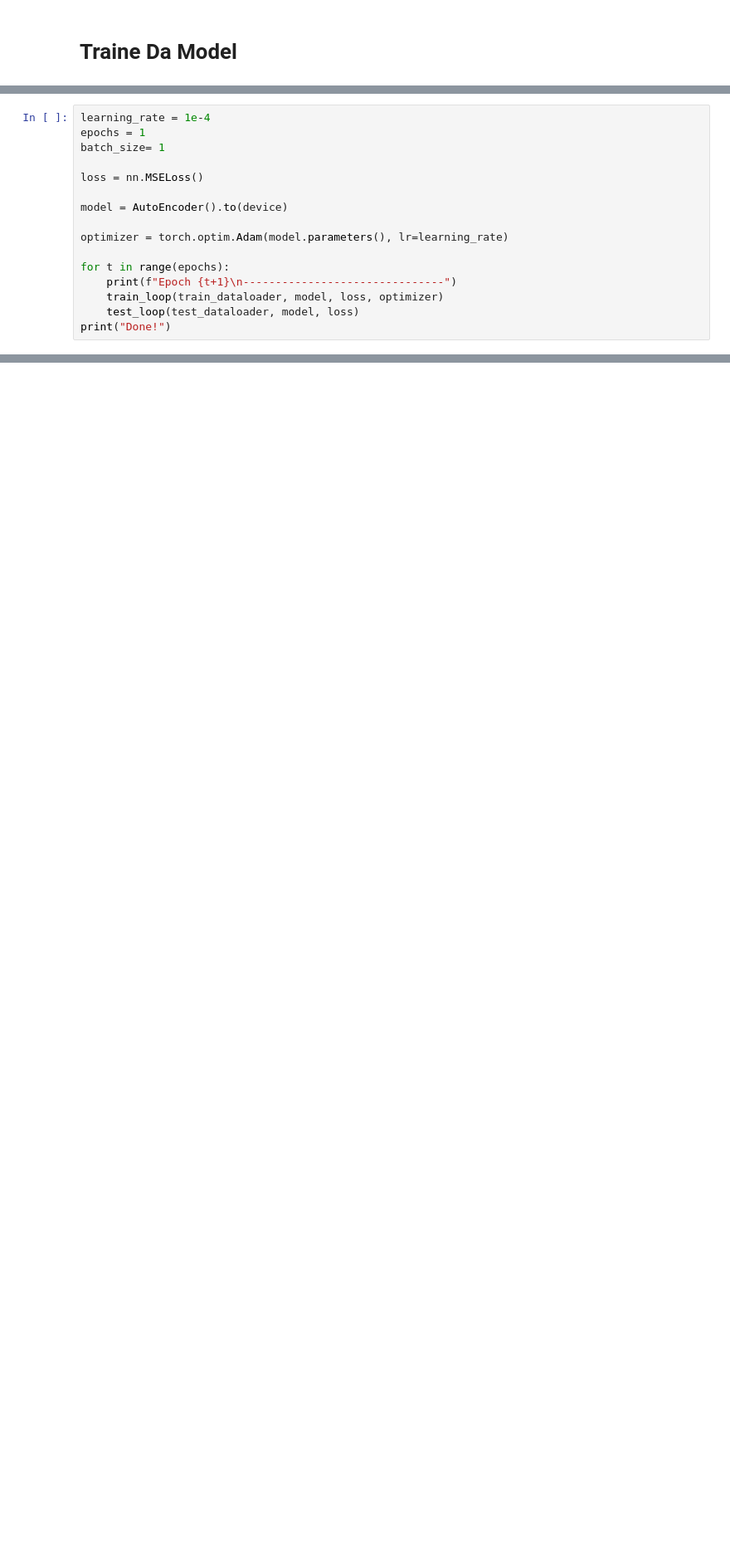
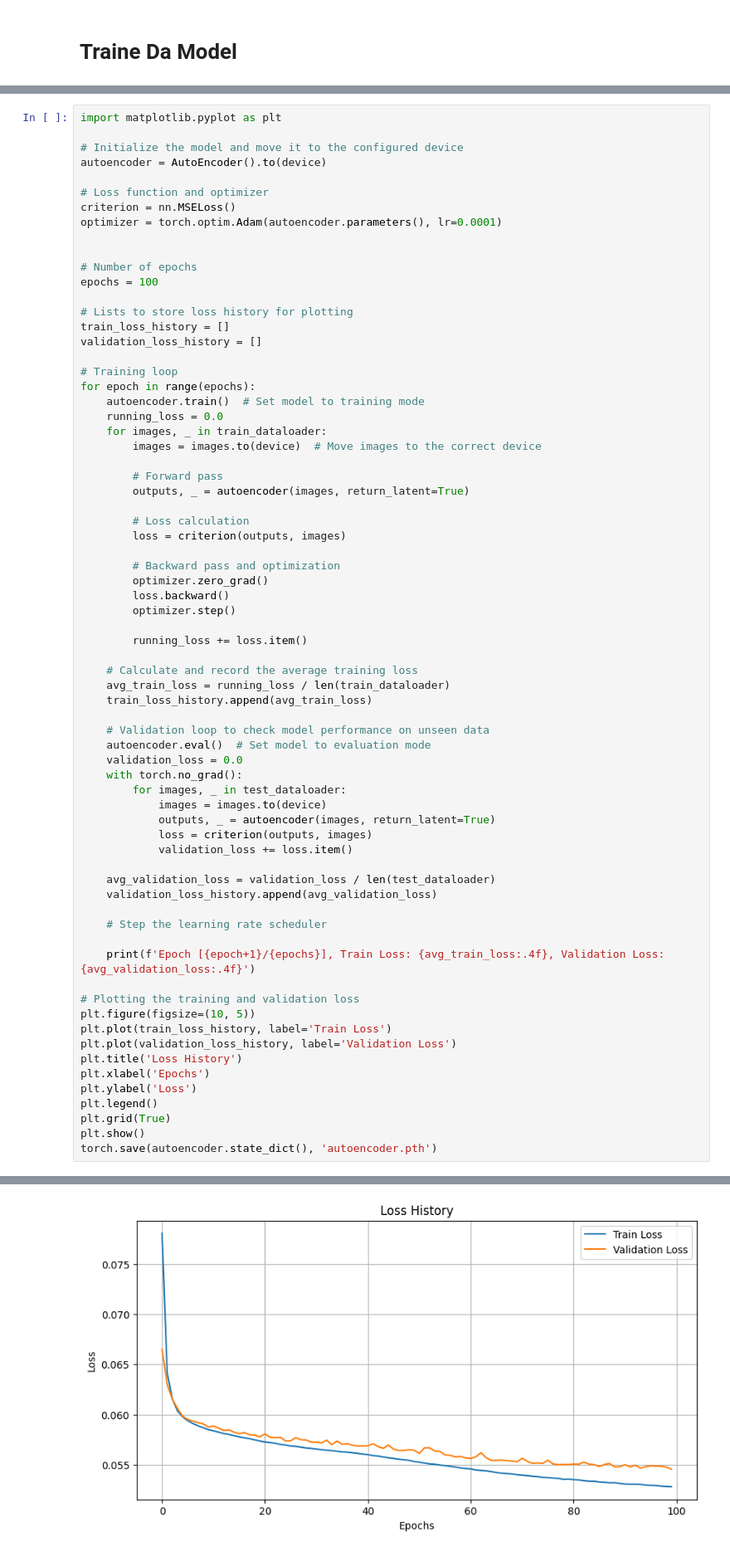
Before and after one commit to yung-p/Understanding_VAEs, a Jupyter notebook: Autoencoder_conv.ipynb, the cells around one changed output, grey strips where cells are left out. Shown at 83% size. Drawn from its saved outputs; the diff is of its cells as text; blank space fills up the shorter version.

Commit message:
Model works! Everything seemed fine when I deleted the learning rat scheduler ?

```diff
--- a/Autoencoder_conv.ipynb
+++ b/Autoencoder_conv.ipynb
@@ -369,16 +222,0 @@ def test_loop(dataloader, model, loss_fn):
-# %%
-learning_rate = 1e-4
-epochs = 1
-batch_size= 1
-
-loss = nn.MSELoss()
-
-model = AutoEncoder().to(device)
-
-optimizer = torch.optim.Adam(model.parameters(), lr=learning_rate)
-
-for t in range(epochs):
-    print(f"Epoch {t+1}\n-------------------------------")
-    train_loop(train_dataloader, model, loss, optimizer)
-    test_loop(test_dataloader, model, loss)
-print("Done!")
@@ -398,0 +223,71 @@ RuntimeError: The size of tensor a (28) must match the size of tensor b (784) at
+# %%
+import matplotlib.pyplot as plt
+
+# Initialize the model and move it to the configured device
+autoencoder = AutoEncoder().to(device)
+
+# Loss function and optimizer
+criterion = nn.MSELoss()
+optimizer = torch.optim.Adam(autoencoder.parameters(), lr=0.0001)
+
+
+# Number of epochs
+epochs = 100
+
+# Lists to store loss history for plotting
+train_loss_history = []
+validation_loss_history = []
+
+# Training loop
+for epoch in range(epochs):
+    autoencoder.train()  # Set model to training mode
+    running_loss = 0.0
+    for images, _ in train_dataloader:
+        images = images.to(device)  # Move images to the correct device
+
+        # Forward pass
+        outputs, _ = autoencoder(images, return_latent=True)
+
+        # Loss calculation
+        loss = criterion(outputs, images)
+
+        # Backward pass and optimization
+        optimizer.zero_grad()
+        loss.backward()
+        optimizer.step()
+
+        running_loss += loss.item()
+
+    # Calculate and record the average training loss
+    avg_train_loss = running_loss / len(train_dataloader)
+    train_loss_history.append(avg_train_loss)
+
+    # Validation loop to check model performance on unseen data
+    autoencoder.eval()  # Set model to evaluation mode
+    validation_loss = 0.0
+    with torch.no_grad():
+        for images, _ in test_dataloader:
+            images = images.to(device)
+            outputs, _ = autoencoder(images, return_latent=True)
+            loss = criterion(outputs, images)
+            validation_loss += loss.item()
+
+    avg_validation_loss = validation_loss / len(test_dataloader)
+    validation_loss_history.append(avg_validation_loss)
+
+    # Step the learning rate scheduler
+
+    print(f'Epoch [{epoch+1}/{epochs}], Train Loss: {avg_train_loss:.4f}, Validation Loss: {avg_validation_loss:.4f}')
+
+# Plotting the training and validation loss
+plt.figure(figsize=(10, 5))
+plt.plot(train_loss_history, label='Train Loss')
+plt.plot(validation_loss_history, label='Validation Loss')
+plt.title('Loss History')
+plt.xlabel('Epochs')
+plt.ylabel('Loss')
+plt.legend()
+plt.grid(True)
+plt.show()
+torch.save(autoencoder.state_dict(), 'autoencoder.pth')
+# %% [output]
@@ -398,0 +311 @@ RuntimeError: The size of tensor a (28) must match the size of tensor b (784) at
+[figure, added]
```
Also changed, not shown: parts of 13 cells of this notebook, 2 other files.
